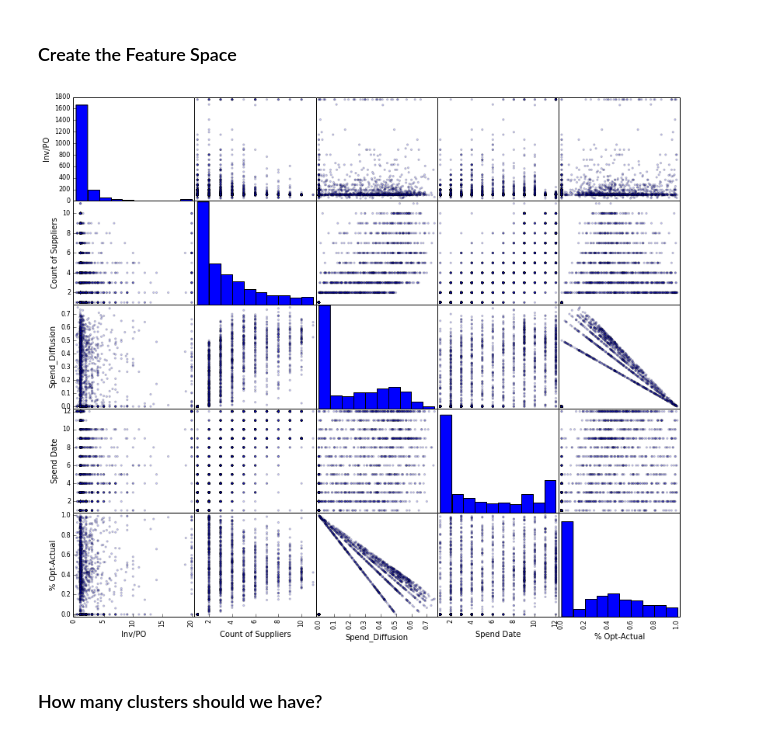
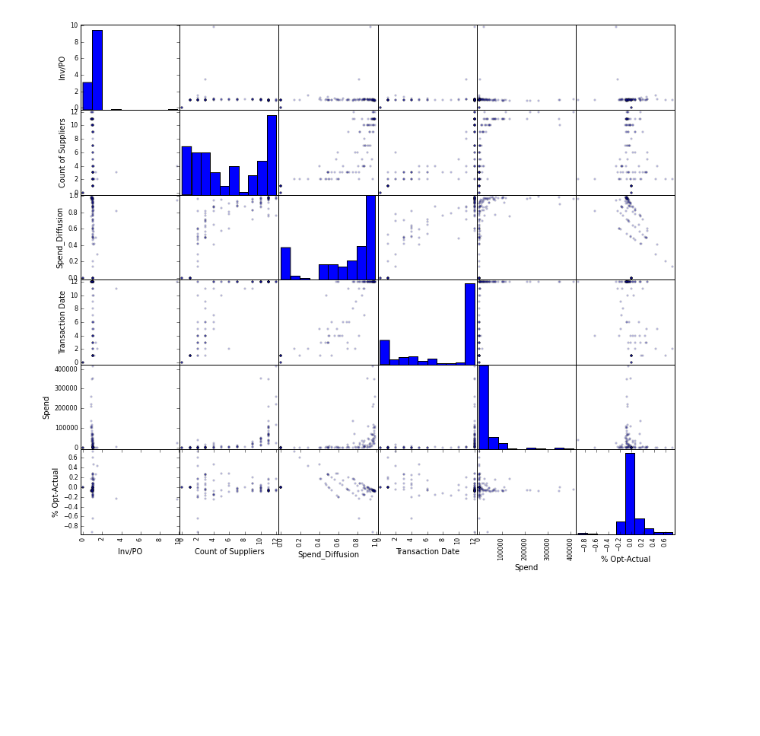
Before and after one commit to agcinsf/Department-Clustering, a Jupyter notebook: USF Clustering Example.ipynb, the cells around one changed output. Saved outputs shown, nothing was run; the diff lists cells and outputs as text; code cells hidden in the pictures; blank space fills up the shorter version.

```diff
--- a/USF Clustering Example.ipynb
+++ b/USF Clustering Example.ipynb
@@ -7,27 +5,16 @@ import matplotlib.pyplot as plt
 import numpy as np
 from pandas import merge
 from sklearn.decomposition import PCA
-from pandas import merge
 from __future__ import division
 from pandas import DataFrame
 from pandas.tools.plotting import scatter_matrix
 
+Org_Level = 'Org Level 3'
 
-#Note, Spendradar creates the csv and adds something called a "BOM" to the front, impacting the first column header.
-#Remove it by opening the csv in Notepad++ and changing the encoding to utf-8 without BOM.  Or just use the following:
-# awk '{ if (NR==1) sub(/^\xef\xbb\xbf/,""); print }' Data_2.csv > Data2.csv
-
-#Data is from SpendRadar and has the following format:
-#Campus|UNSPSC Level 2|Supplier Normalized Name|Department Name|Org Level 4|Org Level 5|Spend Date|# of Lines|# of POs|# of Invoices
-
-#Set the level of the organization (I reccomend 'Org Level 3')
-Org_Level = 'Department Name'
-
-#read in data, strip comma's out of the values and convert them to floats, index by "campus,Org"
-#The parse dates option increases the loading time, be patient.
-df = pd.read_csv('Data2.csv',
-                 parse_dates=[4],
-                 thousands=',')
+df = pd.read_csv('C:/Users/aclark/Box Sync/Clustering/Department-Clustering\DataFile.csv',
+                parse_dates = ['Transaction Date'],
+                thousands=',',
+                encoding="ISO-8859-1")
 
 supplier_filter = '|'.join(['FISHER SCIENTIFIC',
                             'VWR',
@@ -44,9 +31,6 @@ supplier_filter = '|'.join(['FISHER SCIENTIFIC',
                             'PROMEGA'
                             ])
 
-
-#Filter down to the data of interest, in this case by supplier.
 df_filtered = df[df['Supplier Normalized Name'].str.contains(supplier_filter) & (df['Spend'] > 0)]
 
-#find the number of Suppliers in the dataset
 N_Suppliers = df_filtered['Supplier Normalized Name'].nunique()
@@ -89,2 +36,0 @@ test.plot(kind='scatter', x='SPECTRUM CHEMICALS & LABORATORY PRODUCTS', y='SIGMA
-# %% [markdown]
-### Create the Feature Space
@@ -106,7 +56,7 @@ PO_by_Inv['Inv/PO'].replace('inf',cutoff,True)
 PO_by_Inv = PO_by_Inv.drop(['# of Invoices','# of POs'],1)
 #Filter out the outliers and change them to a "cutoff"
 PO_by_Inv['Inv/PO'][PO_by_Inv['Inv/PO'] > cutoff] = cutoff
-Log_PO_by_Inv = pd.DataFrame(np.log(PO_by_Inv))
+
 
 #Create the supplier count feature
 Count_Supplier= DataFrame(pd.pivot_table(df_filtered, index=['Campus',Org_Level],values='Supplier Normalized Name',aggfunc=lambda x: len(x.unique())))
@@ -130,35 +80,32 @@ avg_monthly = pd.DataFrame(dept_time.groupby(['Campus',Org_Level]).mean()['Spend
 Count_Months = pd.DataFrame(dept_time.groupby(['Campus',Org_Level]).count()['Transaction Date'])
 
 #Merge all the features into the Department_Analysis Frame (Un-comment to run these)
 Department_Analysis = pd.merge(Spend_per_Supplier,PO_by_Inv,left_index=True, right_index=True,how='left')
 Department_Analysis = pd.merge(Department_Analysis,Count_Supplier,left_index=True, right_index=True,how='left')
 Department_Analysis = pd.merge(Department_Analysis,Spend_Diffusion,left_index=True, right_index=True,how='left').fillna(0)
 Department_Analysis = pd.merge(Department_Analysis,Count_Months,left_index=True, right_index=True,how='left').fillna(0)
-Department_Analysis = pd.merge(Department_Analysis,Log_PO_by_Inv,left_index=True, right_index=True,how='left').fillna(0)
 Department_Analysis = pd.merge(Department_Analysis,avg_monthly,left_index=True, right_index=True,how='left').fillna(0)
 
 #For some reason 1/Department_Analysis['Count of Suppliers'] didn't work so I created column of all 1
 Department_Analysis['one']=1
 Department_Analysis['Optimal Diffusion']= Department_Analysis['one']-(Department_Analysis['one']/Department_Analysis['Count of Suppliers'])
 Department_Analysis['% Opt-Actual']=(Department_Analysis['Optimal Diffusion']-Department_Analysis['Spend_Diffusion'])/Department_Analysis['Optimal Diffusion']
 Department_Analysis['% Opt-Actual']=Department_Analysis['% Opt-Actual'].fillna(0)
 Department_Analysis[Department_Analysis['Spend_Diffusion']== -np.inf] = 0
+Department_Analysis[Department_Analysis['% Opt-Actual']== -np.inf] = 0
 
 del Department_Analysis['one']
 del Department_Analysis['Optimal Diffusion']
 
 #Calculate the number of non-Supplier Spend dimensions
 NonSupplier_Features = len(Department_Analysis.columns) - N_Suppliers
-
 
 #Create a scatterplot matrix to analyze the features
 scatter_matrix(Department_Analysis.ix[:,-NonSupplier_Features:], alpha=0.2, figsize=(14, 12))
 
 
 #This is a standardization of each columnwise data element by subtracting the column mean and dividing by the column standard deviation.
 for col in Department_Analysis.columns:
     Department_Analysis[col + '_stdard'] = (Department_Analysis[col] - Department_Analysis[col].mean()) / Department_Analysis[col].std()
 # %% [output]
-[figure, old version]
+[figure, new version]
-# %% [markdown]
-### How many clusters should we have?
```
Also changed, not shown: parts of 16 cells of this notebook.
